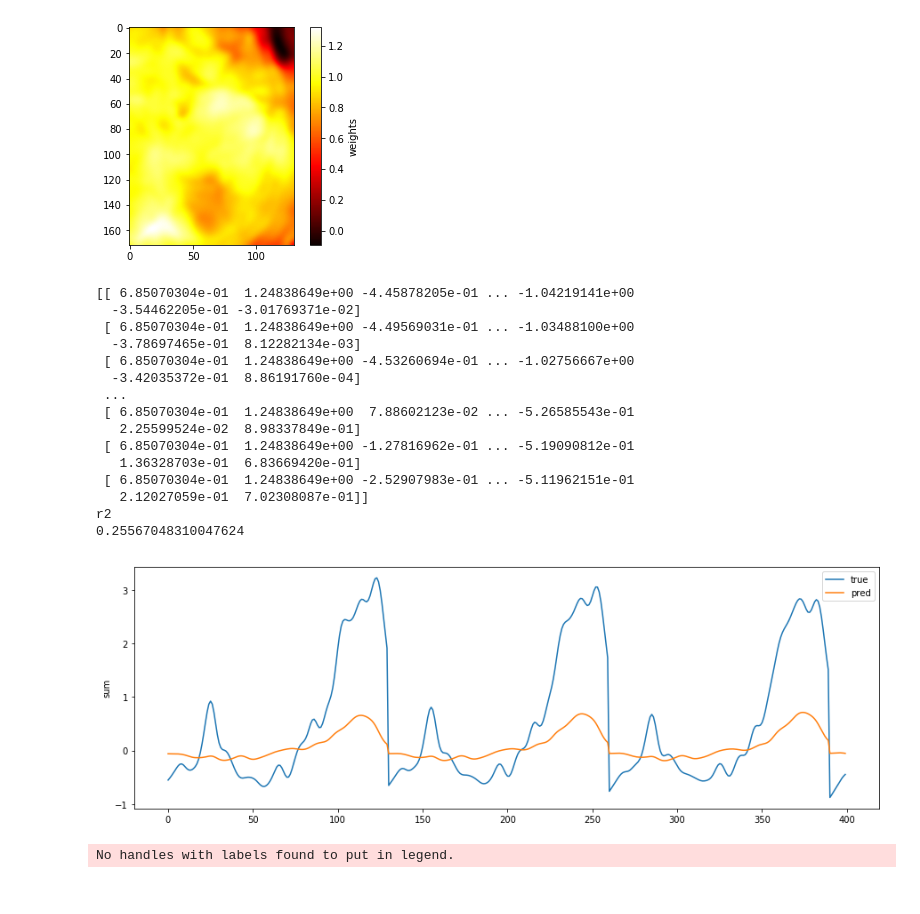
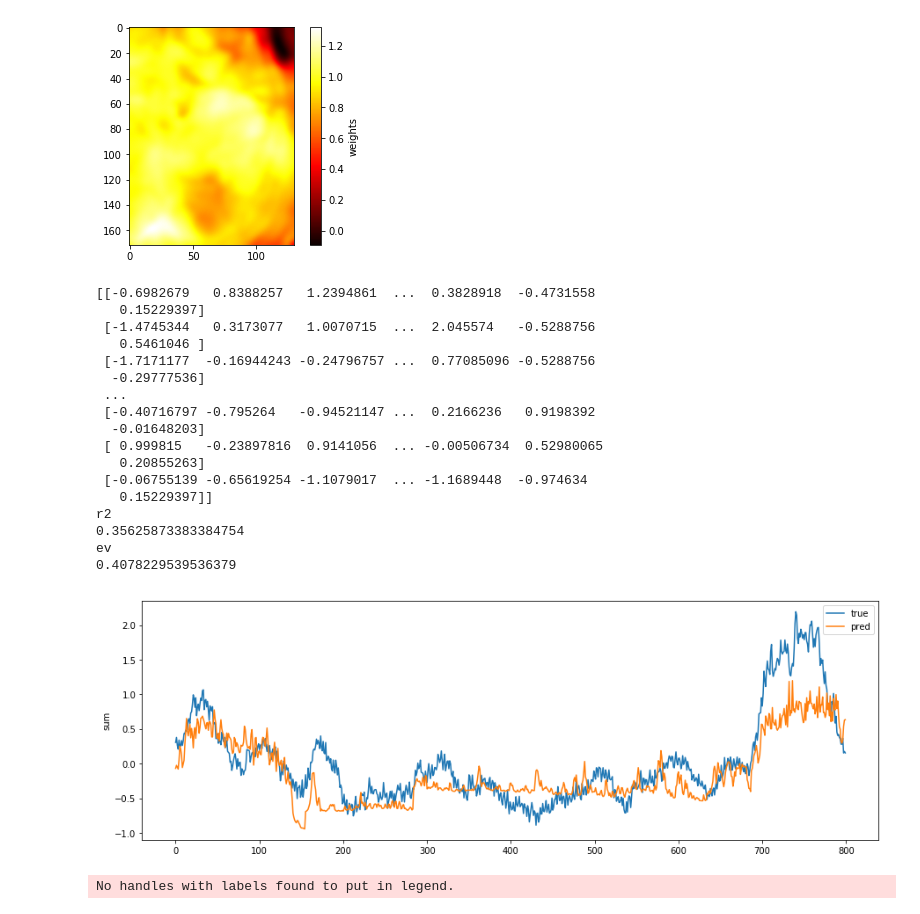
Before and after one commit to enmccarthy/drp, a Jupyter notebook: RRLM.ipynb, the cells around one changed output. Saved outputs shown, nothing was run; the diff lists cells and outputs as text; code cells hidden in the pictures.

```diff
--- a/RRLM.ipynb
+++ b/RRLM.ipynb
@@ -58,0 +356,3 @@ dy = scalerY.transform(y)
+# %%
+dy_test = scalerY.transform(dy_test)
+df_test = scaler.transform(df_test)
@@ -59,18 +370,12 @@ dy = scalerY.transform(y)
 # %%
-score = 0
-kf = KFold(n_splits=10, shuffle=True, random_state=1315625)
-kf.get_n_splits(df_scaled)
-allScore = []
-avgMSE = 0
-ev = 0
-avgCoef = np.zeros((len(y[0]),len(xdf.columns)))
-r2s = np.zeros(len(y[0]))
+%%time
 for train_index, test_index in kf.split(df_scaled):
     # predTifModel = LinearRegression(fit_intercept=False)
-    predTifModel = RidgeCV(alphas=[0.1,.01,1,.001], fit_intercept=False)
+    predTifModel = RidgeCV(alphas=[1, 0.1,.01,.001], fit_intercept=False)
     predTifModel.fit(df_scaled.values[train_index], dy[train_index])
     sc = predTifModel.score(df_scaled.values[test_index], dy[test_index])
     score += sc
+    print(sc)
     allScore.append(sc)
     avgCoef += predTifModel.coef_
     pred = predTifModel.predict(df_scaled.values[test_index])
@@ -176,6 +671,11 @@ plt.colorbar(label='weights')
 # %% [output]
 <matplotlib.colorbar.Colorbar at 0x...>
 [figure]
+# %%
+def r2_keras(y_true, y_pred):
+    SS_res =  np.sum(np.square(np.subtract(y_true,y_pred)))
+    SS_tot = np.sum(np.square(np.subtract(y_true, np.mean(y_true))))
+    return ( 1 - SS_res/(SS_tot))
 # %%
 def plot_comparison(start_idx, length=100, train=True):
     """
@@ -192,9 +692,8 @@ def plot_comparison(start_idx, length=100, train=True):
         y_true = dy
     else:
         # Use test-data.
-        x = df_scaled
-        y_true = dy
-
+        x = df_test
+        y_true = dy_test
     # End-index for the sequences.
     end_idx = start_idx + length
 
@@ -205,16 +704,21 @@ def plot_comparison(start_idx, length=100, train=True):
 
     # Input-signals for the model.
     x = np.expand_dims(x, axis=0)
-    print(x[0])
-
+    sum_pred = []
+    sum_true = []
     # Use the model to predict the output-signals.
     y_pred = predTifModel.predict(x[0])
+    print(y_true)
     plt.figure(figsize=(15,5))
-
+    for i in range(len(x[0])):
+        sum_pred.append(np.sum(y_pred[i])/(lenx*leny))
+        sum_true.append(np.sum(y_true[i])/(lenx*leny))
     # Plot and compare the two signals.
-    plt.plot(y_true[0][0:400], label='true')
-    plt.plot(y_pred[0][0:400], label='pred')
+    plt.plot(sum_true, label='true')
+    plt.plot(sum_pred, label='pred')
     print("r2")
+    print(r2_keras(y_true, y_pred))
+    print("ev")
     print(explained_variance_score(y_true, y_pred))
 
     # Plot labels etc.
@@ -222,24 +726,26 @@ def plot_comparison(start_idx, length=100, train=True):
     plt.legend()
     plt.show()
 # %%
-plot_comparison(start_idx=1, length=4000, train=False)
+plot_comparison(start_idx=0, length=800, train=False)
 # %% [output]
-[[ 6.85070304e-01  1.24838649e+00 -4.45878205e-01 ... -1.04219141e+00
-  -3.54462205e-01 -3.01769371e-02]
- [ 6.85070304e-01  1.24838649e+00 -4.49569031e-01 ... -1.03488100e+00
-  -3.78697465e-01  8.12282134e-03]
- [ 6.85070304e-01  1.24838649e+00 -4.53260694e-01 ... -1.02756667e+00
-  -3.42035372e-01  8.86191760e-04]
+[[-0.6982679   0.8388257   1.2394861  ...  0.3828918  -0.4731558
+   0.15229397]
+ [-1.4745344   0.3173077   1.0070715  ...  2.045574   -0.5288756
+   0.5461046 ]
+ [-1.7171177  -0.16944243 -0.24796757 ...  0.77085096 -0.5288756
+  -0.29777536]
  ...
- [ 6.85070304e-01  1.24838649e+00  7.88602123e-02 ... -5.26585543e-01
-   2.25599524e-02  8.98337849e-01]
- [ 6.85070304e-01  1.24838649e+00 -1.27816962e-01 ... -5.19090812e-01
-   1.36328703e-01  6.83669420e-01]
- [ 6.85070304e-01  1.24838649e+00 -2.52907983e-01 ... -5.11962151e-01
-   2.12027059e-01  7.02308087e-01]]
+ [-0.40716797 -0.795264   -0.94521147 ...  0.2166236   0.9198392
+  -0.01648203]
+ [ 0.999815   -0.23897816  0.9141056  ... -0.00506734  0.52980065
+   0.20855263]
+ [-0.06755139 -0.65619254 -1.1079017  ... -1.1689448  -0.974634
+   0.15229397]]
 r2
-0.25567048310047624
+0.35625873383384754
+ev
+0.4078229539536379
-[figure, old version]
+[figure, new version]
 # %%
 %matplotlib inline
 def plot_image_difference(start_idx, length=100, train=True):
```
Also changed, not shown: parts of 54 cells of this notebook, 11 other files.
